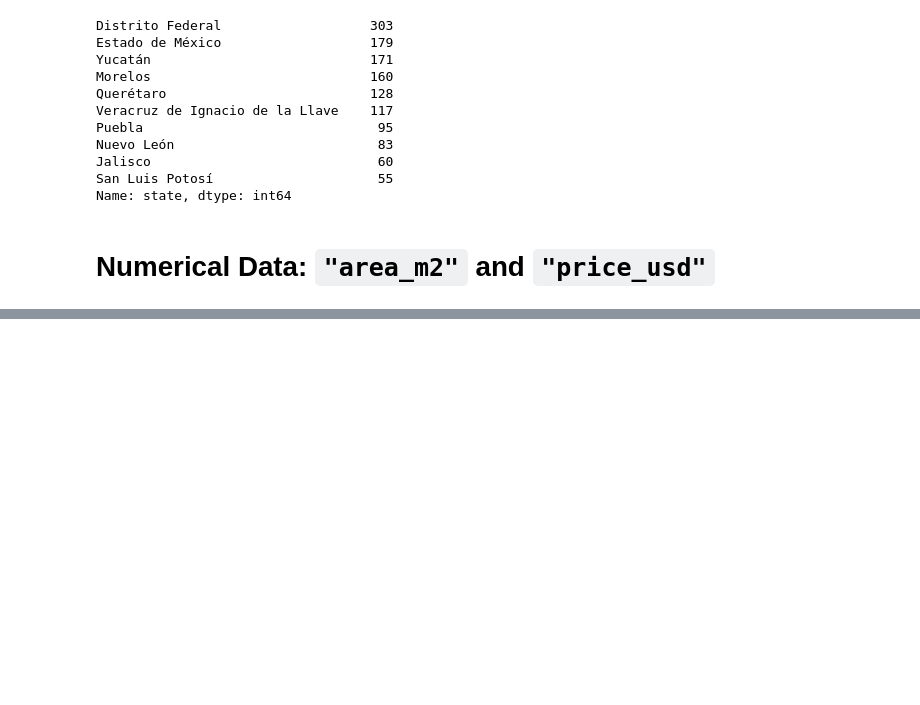
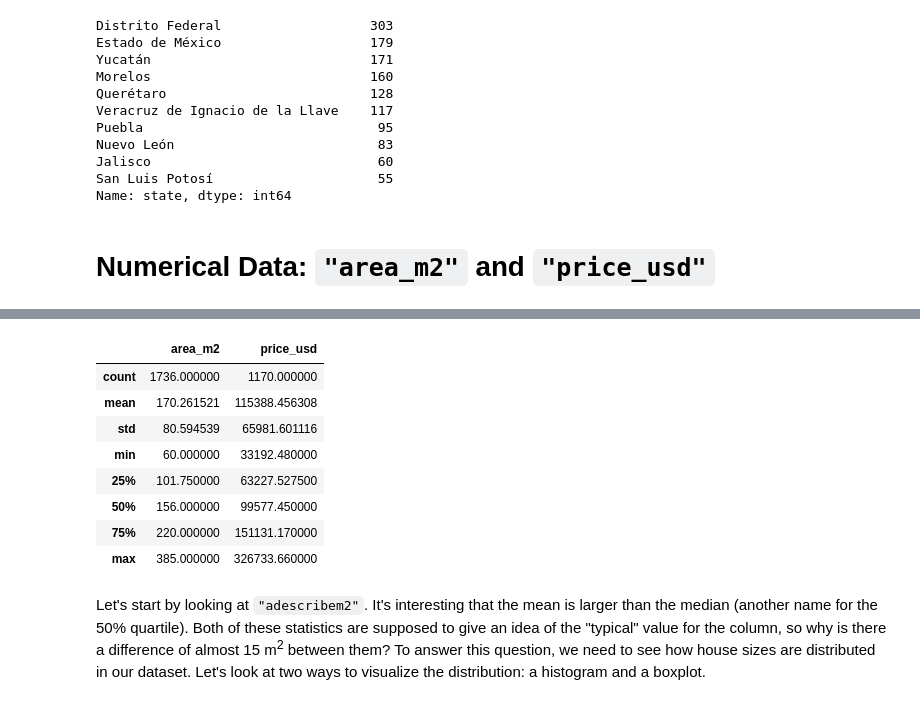
Before and after one commit to camara94/data_science_lab, a Jupyter notebook: lab/013-exploratory-data-analysis.ipynb, the cells around one changed output, grey strips where cells are left out. Saved outputs shown, nothing was run; the diff lists cells and outputs as text; code cells hidden in the pictures; blank space fills up the shorter version.

```diff
--- a/lab/013-exploratory-data-analysis.ipynb
+++ b/lab/013-exploratory-data-analysis.ipynb
@@ -132,0 +153,14 @@ Name: state, dtype: int64
+# %%
+df[["area_m2", "price_usd"]].describe()
+# %% [output]
+|  | area_m2 | price_usd |
+| count | 1736.000000 | 1170.000000 |
+| mean | 170.261521 | 115388.456308 |
+| std | 80.594539 | 65981.601116 |
+| min | 60.000000 | 33192.480000 |
+| 25% | 101.750000 | 63227.527500 |
+| 50% | 156.000000 | 99577.450000 |
+| 75% | 220.000000 | 151131.170000 |
+| max | 385.000000 | 326733.660000 |
+# %% [markdown]
+Let's start by looking at `"adescribem2"`. It's interesting that the mean is larger than the median (another name for the 50% quartile). Both of these statistics are supposed to give an idea of the "typical" value for the column, so why is there a difference of almost 15 m<sup>2</sup> between them? To answer this question, we need to see how house sizes are distributed in our dataset. Let's look at two ways to visualize the distribution: a histogram and a boxplot.
```
Also changed, not shown: parts of 4 cells of this notebook.
